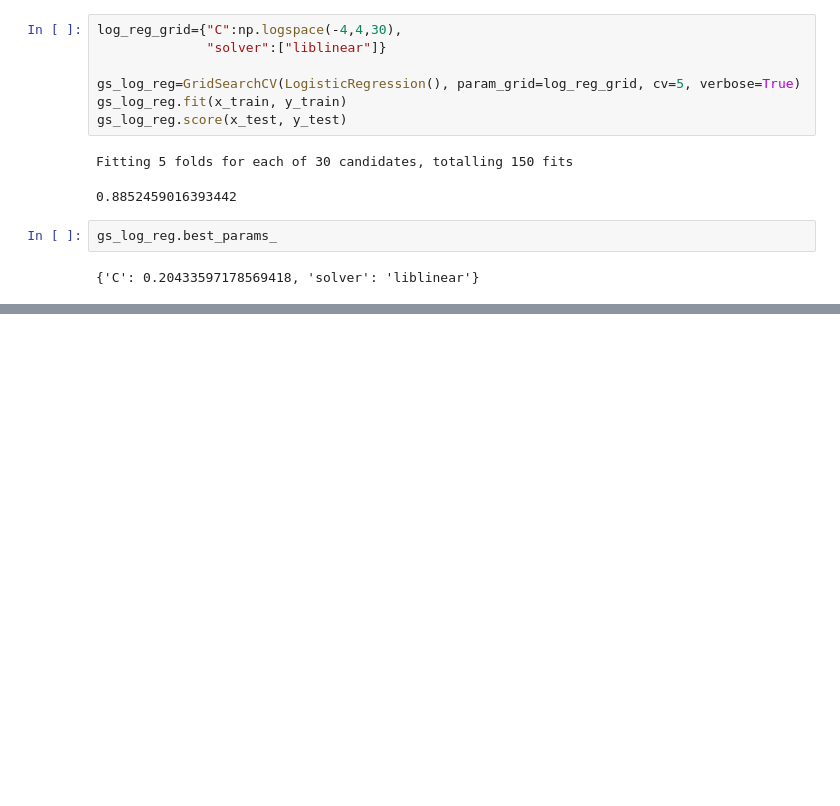
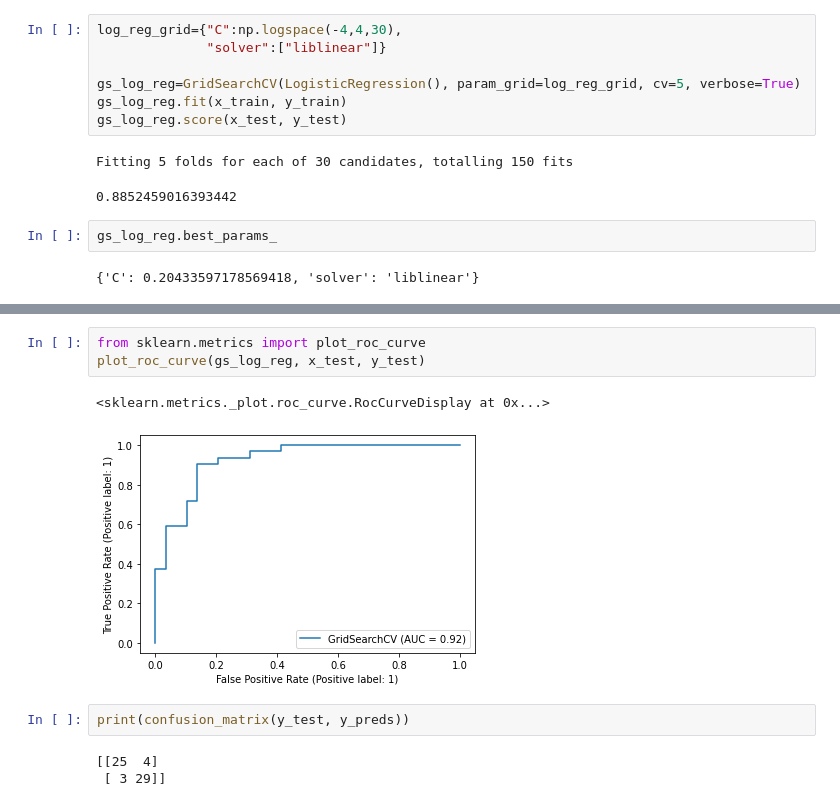
Before and after one commit to AchrafBOURASS/Machine-Learning-, a Jupyter notebook: Heart_Disease_Classification.ipynb, the cells around one changed output, grey strips where cells are left out. Drawn from its saved outputs; the diff is of its cells as text; blank space fills up the shorter version.

```diff
--- a/Heart_Disease_Classification.ipynb
+++ b/Heart_Disease_Classification.ipynb
@@ -458,0 +468,11 @@ gs_log_reg.best_params_
+# %%
+from sklearn.metrics import plot_roc_curve
+plot_roc_curve(gs_log_reg, x_test, y_test)
+# %% [output]
+<sklearn.metrics._plot.roc_curve.RocCurveDisplay at 0x...>
+[figure, added]
+# %%
+print(confusion_matrix(y_test, y_preds))
+# %% [output]
+[[25  4]
+ [ 3 29]]
```
Also changed, not shown: parts of 18 cells of this notebook.
